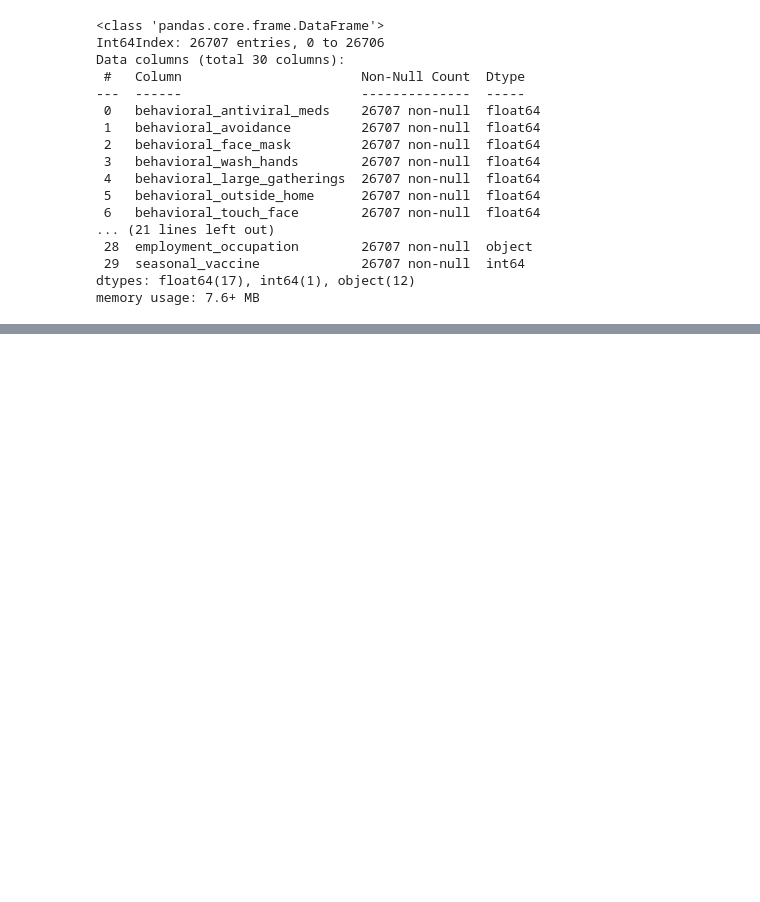
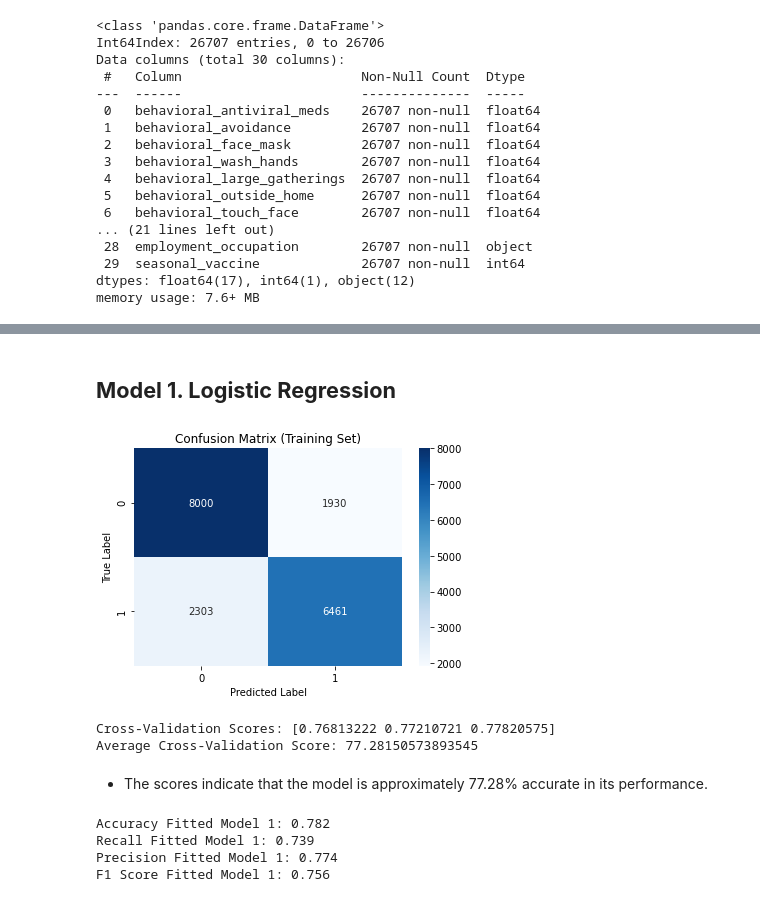
Before and after one commit to Collz472/Phase_3_Project_Colleta, a Jupyter notebook: Phase3_project.ipynb, the cells around one changed output, grey strips where cells are left out. Cells and saved outputs as stored; diff of their text form; code cells hidden in the pictures; blank space fills up the shorter version.

```diff
--- a/Phase3_project.ipynb
+++ b/Phase3_project.ipynb
@@ -946,0 +1130,59 @@ TypeError: __init__() got an unexpected keyword argument 'sparse_output'
+# %% [markdown]
+## **Model 1. Logistic Regression**
+# %%
+# fit the model in logistic regression
+
+# Instantiate the model
+model1 = LogisticRegression(random_state=42)
+
+# Fit the model on the scaled data
+model1.fit(X_train_scaled, y_train)
+
+# Make predictions on the training data
+y_train_pred1 = model1.predict(X_train_scaled)
+
+# Create confusion matrix
+cm = confusion_matrix(y_train, y_train_pred1)
+
+# Plot confusion matrix
+sns.heatmap(cm, annot=True, fmt="d", cmap="Blues")
+plt.xlabel("Predicted Label")
+plt.ylabel("True Label")
+plt.title("Confusion Matrix (Training Set)")
+
+
+plt.show()
+# %% [output]
+[figure, added]
+# %%
+# cross validate the model using 3 kfolds
+from sklearn.model_selection import cross_val_score
+cv_scores = cross_val_score(model1, X_train_scaled, y_train, cv=3)
+print("Cross-Validation Scores:", cv_scores)
+
+average_cv_score = cv_scores.mean()
+print("Average Cross-Validation Score:", average_cv_score * 100) # in percentage
+# %% [output]
+Cross-Validation Scores: [0.76813222 0.77210721 0.77820575]
+Average Cross-Validation Score: 77.28150573893545
+# %% [markdown]
+- The scores indicate that the model is approximately 77.28% accurate in its performance.
+# %%
+#evaluation of model
+y_pred = model1.predict(X_test_scaled)
+model1_accuracy = accuracy_score(y_test, y_pred)
+model1_recall = recall_score(y_test, y_pred)
+model1_precision = precision_score(y_test, y_pred)
+model1_f1 = f1_score(y_test, y_pred)
+
+print(f"""
+Accuracy Fitted Model 1: {model1_accuracy:1.3f}
+Recall Fitted Model 1: {model1_recall:1.3f}
+Precision Fitted Model 1: {model1_precision:1.3f}
+F1 Score Fitted Model 1: {model1_f1:1.3f}
+""")
+# %% [output]
+Accuracy Fitted Model 1: 0.782
+Recall Fitted Model 1: 0.739
+Precision Fitted Model 1: 0.774
+F1 Score Fitted Model 1: 0.756
```
Also changed, not shown: parts of 69 cells of this notebook.
